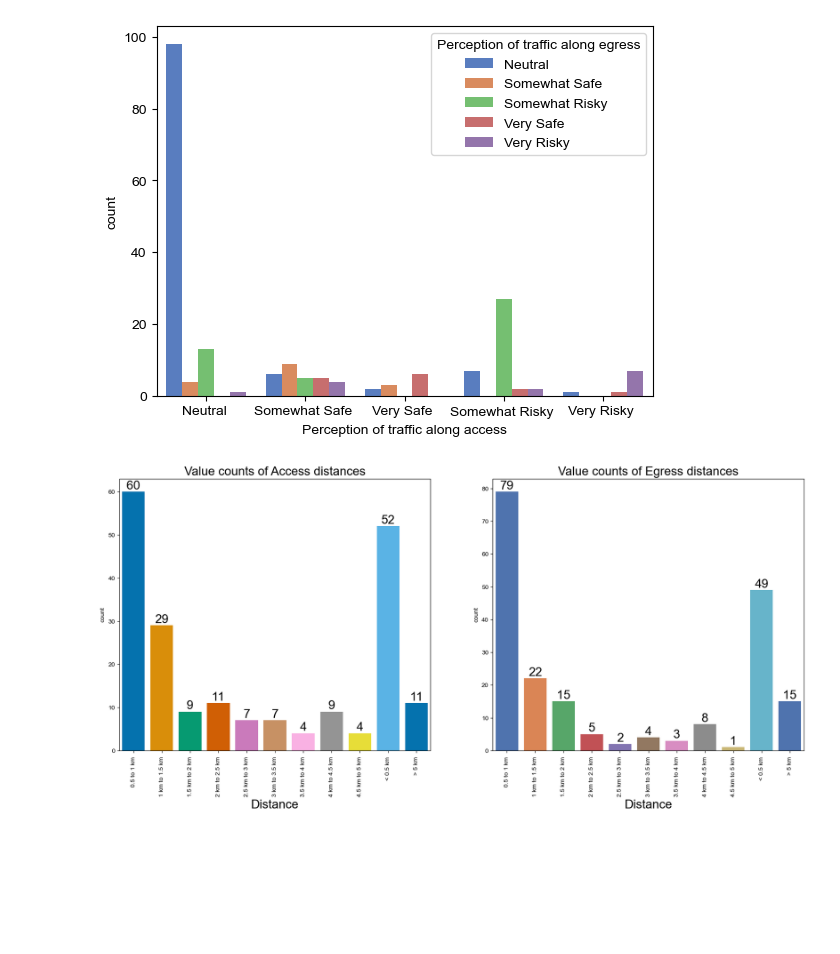
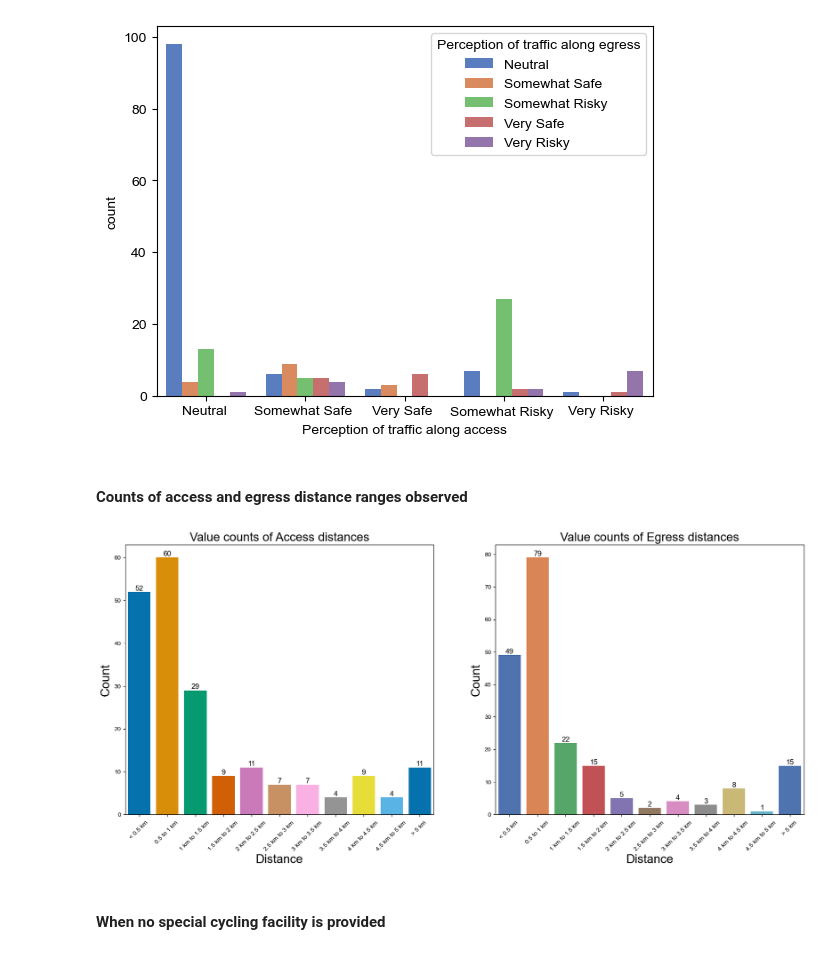
Before and after one commit to Gavaskar24/Metro, a Jupyter notebook: notebook/metro2.ipynb, the cells around one changed output. Drawn from its saved outputs; the diff is of its cells as text; code cells hidden in the pictures; blank space fills up the shorter version.

```diff
--- a/notebook/metro2.ipynb
+++ b/notebook/metro2.ipynb
@@ -267,3 +280,12 @@ plt.show()
+# %%
+station_dict={'Nadaprabhu Kempegowda Station, Majestic ':'Majestic','Dr. B. R. Ambedkar Station, Vidhana Soudha ':'Vidhana Soudha',
+              'Mantri Square Sampige Road ':'Mantri Square','Sir.M.Visvesvaraya Stn., Central College ':'Central College',
+              'Benniganahalli - Tin factory ':'Benniganahalli','Whitefield - Kadugodi ':'Whitefield','Kengeri Bus Terminal ':'Kengeri BT',
+              'Krishnarajapuram - K.R.Puram ':'KR Puram','Rashtreeya Vidyalaya Road ':'RV Road','Hopefarm Channasandra ':'Hopefarm',
+              'Krantivira Sangolli Rayanna Railway Station ':'Krantivira','Mahakavi Kuvempu Road ':'Mahakavi Kuvempu',
+              'Krishna Rajendra Market ':'KR Market','Sri Sathya Sai Hospital ':'Sathya Sai','Swami Vivekananda Road ':'Vivekananda Road'}
+df['2c']=df['2c'].map(station_dict).fillna(df['2c'])
+df['2d']=df['2d'].map(station_dict).fillna(df['2d'])
 # %%
 # Get value counts for column '2c'
 value_counts_2c = df['2c'].value_counts()
@@ -329,35 +362,57 @@ plt.legend(title='Perception of traffic along egress')
 plt.show()
 # %% [output]
 [figure]
+# %% [markdown]
+#### Counts of access and egress distance ranges observed
+# %%
+custom_order = ['< 0.5 km ', '0.5 to 1 km ', '1 km to 1.5 km ','1.5 km to 2 km ','2 km to 2.5 km ',
+                '2.5 km to 3 km ','3 km to 3.5 km ','3.5 km to 4 km ', '4 km to 4.5 km ',
+                '4.5 km to 5 km ','> 5 km ']
+
+# Convert the custom order to a categorical data type
+custom_dtype = pd.CategoricalDtype(categories=custom_order, ordered=True)
+
+# Assuming df is your DataFrame containing columns 10b and 10c
+df['10b'] = df['10b'].astype(custom_dtype)
+df['11b'] = df['11b'].astype(custom_dtype)
 # %%
-df_sorted_origin = df.sort_values(by='10b')
-df_sorted_destination = df.sort_values(by='11b')
+# Count the values in columns 10b and 11b
+value_counts_10b = df['10b'].value_counts()
+value_counts_11b = df['11b'].value_counts()
+
+# Sort the values according to the custom order
+value_counts_10b_sorted = value_counts_10b.reindex(custom_order)
+value_counts_11b_sorted = value_counts_11b.reindex(custom_order)
 
 # Set font family
 plt.rcParams['font.family'] = 'Arial'
 
 # Create subplots
 f, ax = plt.subplots(1, 2, figsize=(20, 8))
 
 # Count plot for origin types
-sns.countplot(x=df_sorted_origin['10b'], data=df_sorted_origin, palette='colorblind', saturation=0.95, ax=ax[0])
+sns.barplot(x=value_counts_10b_sorted.index, y=value_counts_10b_sorted.values, palette='colorblind', saturation=0.95, ax=ax[0])
 ax[0].set_title('Value counts of Access distances', color='black', size=20)
 ax[0].xaxis.set_label_text('Distance', size=20)
-ax[0].tick_params(axis='x', rotation=90)
-for container in ax[0].containers:
-    ax[0].bar_label(container, color='black', size=20)
+ax[0].yaxis.set_label_text('Count', size=20)
+ax[0].tick_params(axis='x', rotation=45)
+for i, v in enumerate(value_counts_10b_sorted.values):
+    ax[0].text(i, v + 0.05, str(v), ha='center', va='bottom', color='black', size=12)
 
 # Count plot for destination
-sns.countplot(x=df_sorted_destination['11b'], data=df_sorted_destination, palette='deep', saturation=0.95, ax=ax[1])
+sns.barplot(x=value_counts_11b_sorted.index, y=value_counts_11b_sorted.values, palette='deep', saturation=0.95, ax=ax[1])
 ax[1].xaxis.set_label_text('Distance', size=20)
+ax[1].yaxis.set_label_text('Count', size=20)
 ax[1].set_title('Value counts of Egress distances', color='black', size=20)
-ax[1].tick_params(axis='x', rotation=90)
-for container in ax[1].containers:
-    ax[1].bar_label(container, color='black', size=20)
+ax[1].tick_params(axis='x', rotation=45)
+for i, v in enumerate(value_counts_11b_sorted.values):
+    ax[1].text(i, v + 0.05, str(v), ha='center', va='bottom', color='black', size=12)
 
 plt.show()
 # %% [output]
-[figure, old version]
+[figure, new version]
+# %% [markdown]
+#### When no special cycling facility is provided
 # %%
 plt.rcParams['font.family'] = 'Arial'
 f,ax=plt.subplots(1,2,figsize=(20,8))
```
Also changed, not shown: parts of 37 cells of this notebook, 3 other files.
